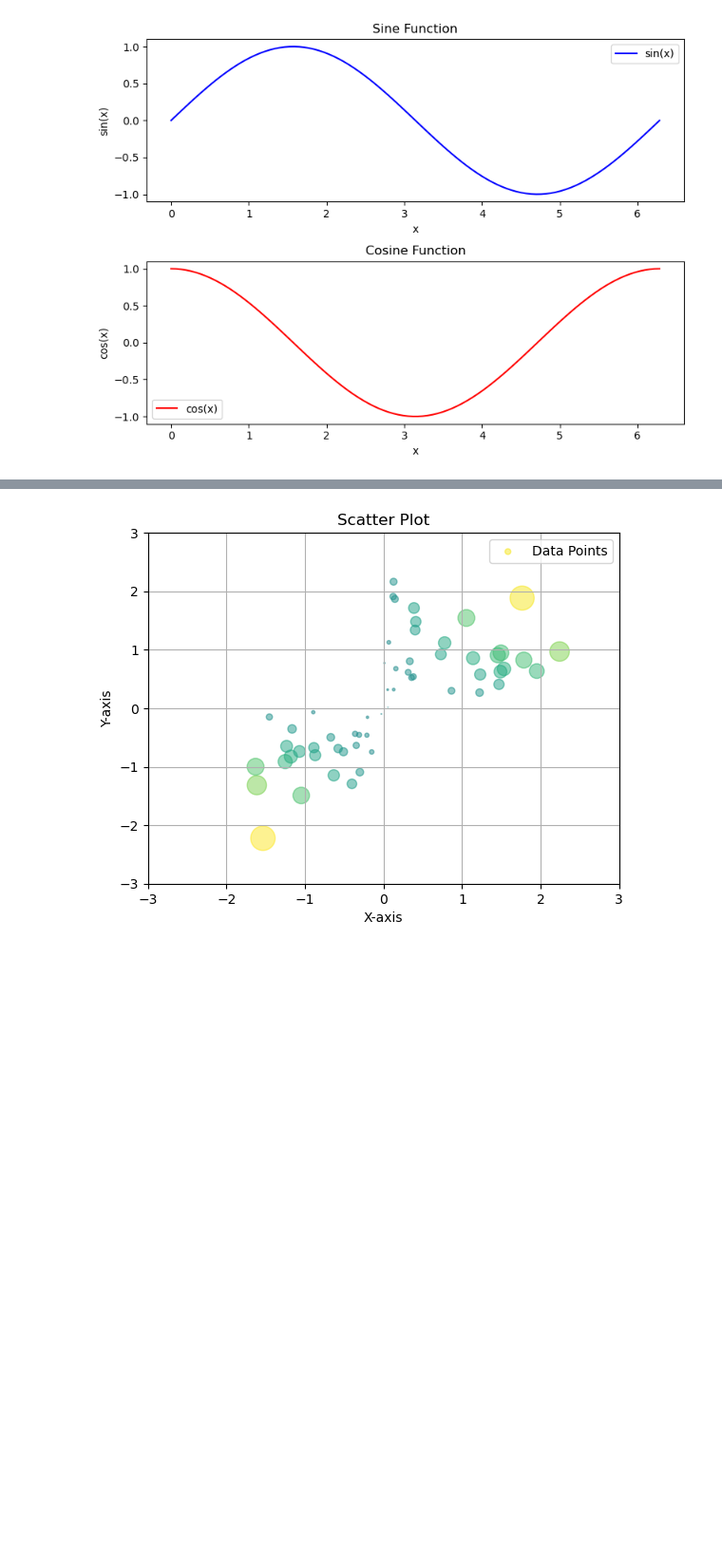
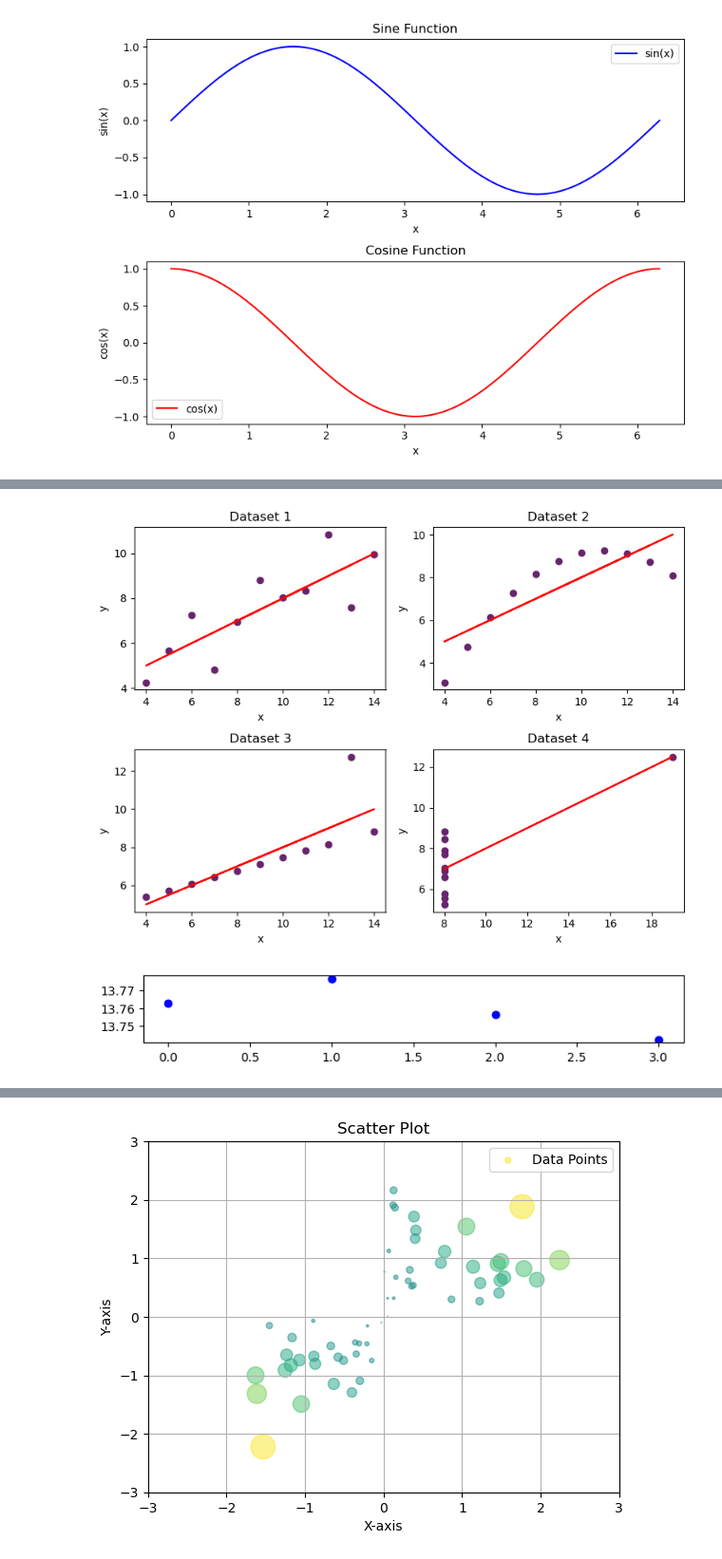
Before and after one commit to Niolon/DataAnalysisPython, a Jupyter notebook: Presentations/03_Matplotlib.ipynb, the cells around one changed output, grey strips where cells are left out. Shown at 95% size. Drawn from its saved outputs; the diff is of its cells as text; code cells hidden in the pictures; blank space fills up the shorter version.

```diff
--- a/Presentations/03_Matplotlib.ipynb
+++ b/Presentations/03_Matplotlib.ipynb
@@ -49,0 +54,25 @@ plt.show()
+# %%
+import json
+
+with open('exercise_data/anscombe.json', 'r') as file:
+    data_dict = json.load(file)
+
+fig, axs = plt.subplots(2, 2, figsize=(8, 6))
+fig2, ax2 = plt.subplots(1, 1, figsize=(8, 1))
+
+for i, ax in enumerate(axs.flat):
+    data = data_dict[f'dataset{i+1}']
+    x = np.array(data['x'])
+    y = np.array(data['y'])
+    ax.scatter(x, y)
+    ax.set_title(f'Dataset {i+1}')
+    ax.set_xlabel('x')
+    ax.set_ylabel('y')
+    x_fit, residuals, *_ = np.polyfit(x, y, 1, full=True)
+    y_fit = np.polyval(x_fit, x)
+    ax.plot(x, y_fit, color='red')
+    ax2.scatter(i, residuals, color='blue')
+fig.tight_layout()
+# %% [output]
+[figure, added]
+[figure, added]
```
Also changed, not shown: parts of 2 cells of this notebook, 6 other files.
